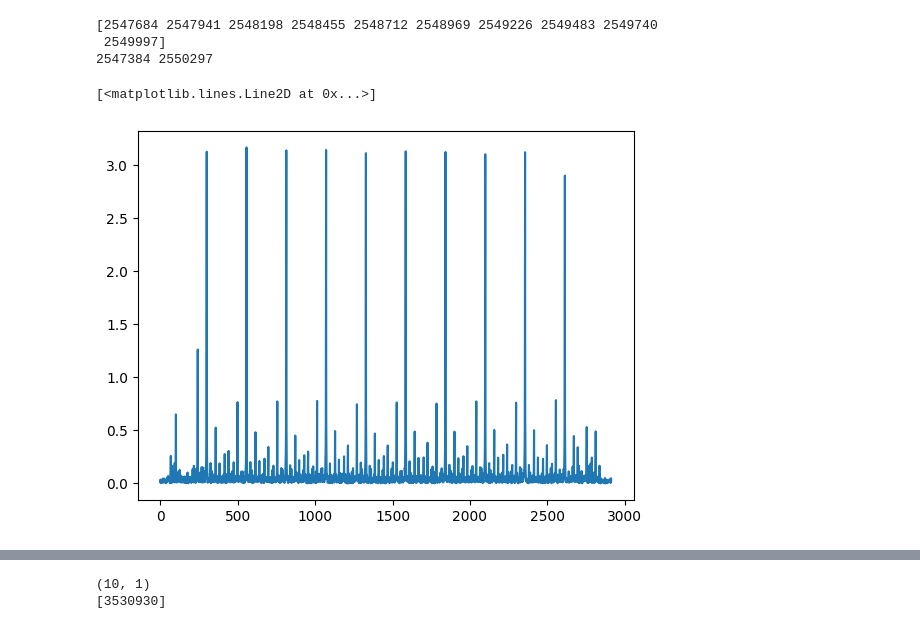
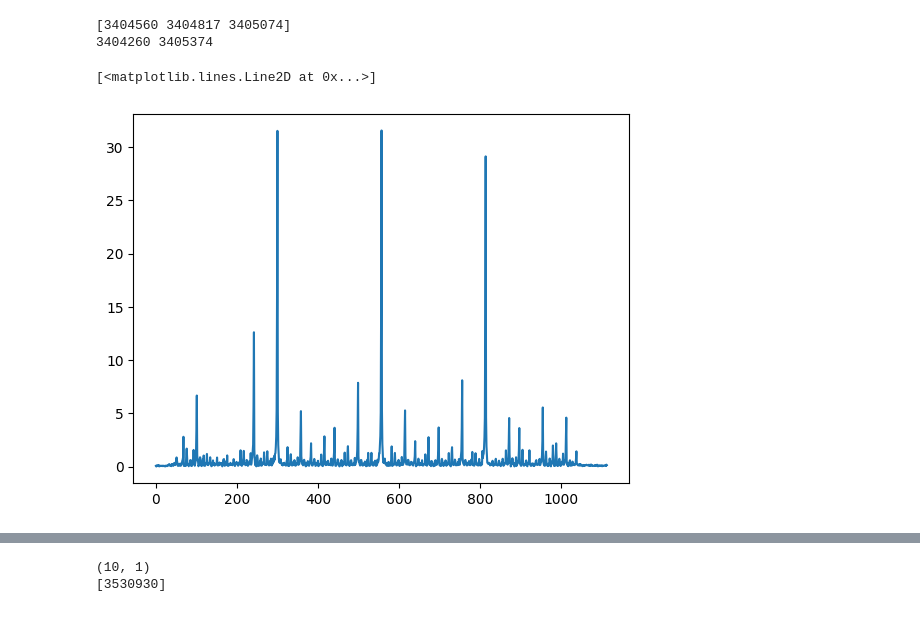
Before and after one commit to navya-xx/OTA-C, a Jupyter notebook: cpp/test_zfc_rx.ipynb, the cells around one changed output, grey strips where cells are left out. Saved outputs shown, nothing was run; the diff lists cells and outputs as text; code cells hidden in the pictures.

```diff
--- a/cpp/test_zfc_rx.ipynb
+++ b/cpp/test_zfc_rx.ipynb
@@ -2,7 +2,7 @@
 import numpy as np
 import struct
 # %%
-file_path = "./storage/rx_file_8.dat"
+file_path = "./storage/rx_file_3.dat"
 sample_size = 8
 with open(file_path, 'rb') as f:
     # Read the binary data
@@ -38,5 +42,6 @@ print(zfc_seq_rep.shape)
 # %%
-corr_zfc = np.correlate(samples, zfc_seq, mode='full')
+corr_zfc = np.correlate(samples, zfc_seq, mode='valid')
+corr_zfc_rep = np.correlate(samples, zfc_seq_rep, mode='valid')
 # %%
 plt.plot(np.abs(corr_zfc))
 # %% [output]
@@ -45,12 +55,12 @@ plt.plot(np.abs(corr_zfc))
 # %%
-peaks = np.squeeze(np.argwhere(np.abs(corr_zfc) > 0.9*np.max(np.abs(corr_zfc))))
+data = np.abs(corr_zfc)
+peaks = np.squeeze(np.argwhere(data > 0.9*np.max(data)))
 print(peaks)
 p_min, p_max = np.min(peaks)-300, np.max(peaks) + 300
 print(p_min, p_max)
-plt.plot(np.abs(corr_zfc)[p_min : p_max])
+plt.plot(data[p_min : p_max])
 # %% [output]
-[2547684 2547941 2548198 2548455 2548712 2548969 2549226 2549483 2549740
- 2549997]
-2547384 2550297
+[3404560 3404817 3405074]
+3404260 3405374
 [<matplotlib.lines.Line2D at 0x...>]
-[figure, old version]
+[figure, new version]
```
Also changed, not shown: parts of 6 cells of this notebook, 4 other files.
